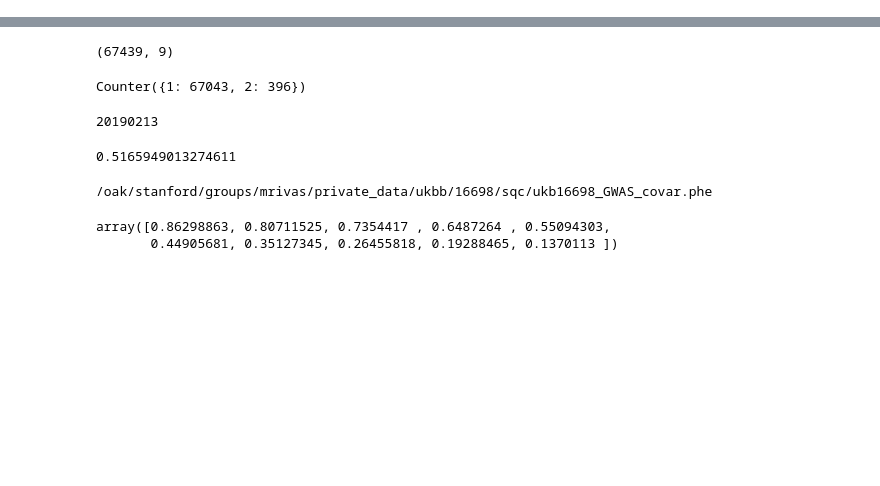
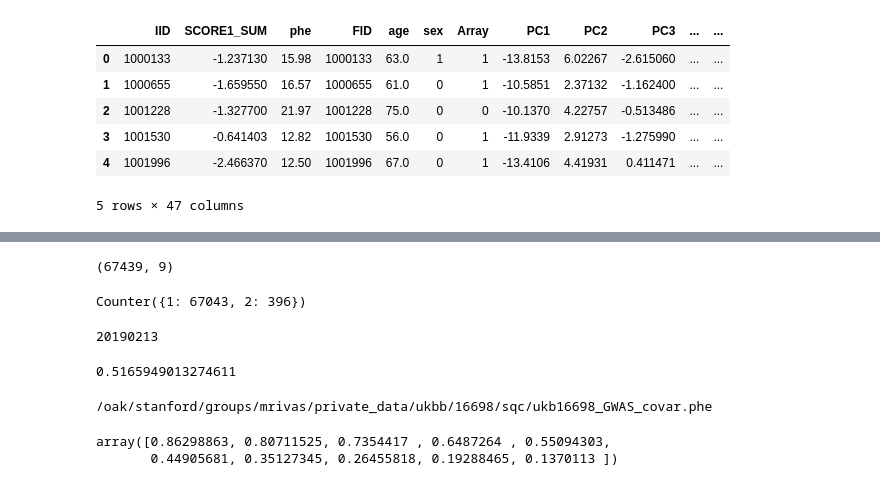
Before and after one commit to rivas-lab/PRS, a Jupyter notebook: notebook/r2computation.ipynb, the cells around one changed output, grey strips where cells are left out. Drawn from its saved outputs; the diff is of its cells as text; code cells hidden in the pictures; blank space fills up the shorter version.

```diff
--- a/notebook/r2computation.ipynb
+++ b/notebook/r2computation.ipynb
@@ -26,35 +26,3 @@ import argparse, os
 
 if __name__ == "__main__":
     main()
-# %%
-def read_seed(seed_file):
-    with open(seed_file) as f:
-        s = int(f.read().splitlines()[0])
-    return s
-
-
-def read_data(in_score, phe, covar_phe, keep=None):
-    df = pd.read_csv(
-        in_score, sep='\t', usecols=[1,4]
-    ).merge(
-        pd.read_csv(
-            phe, sep='\t', usecols=[1,2], names=['IID', 'phe']
-        ),
-        on='IID'
-    ).merge(
-        pd.read_csv(
-            covar_phe, sep='\t', usecols=[1,2,3,5,6,7,8]
-        ),
-        on='IID'
-    )
-    df_non_missing=df[df['phe'] != 9]
-    if keep is None:
-        return df_non_missing
-    else:
-        return df_non_missing.merge(
-            pd.read_csv(
-                keep, sep='\t', usecols=[0], names=['IID']
-            ),
-            on='IID',
-            how='inner'
-        )
@@ -60,0 +154,10 @@ def read_data(in_score, phe, covar_phe, keep=None):
+# %%
+df.head()
+# %% [output]
+|  | IID | SCORE1_SUM | phe | FID | age | sex | Array | PC1 | PC2 | PC3 | ... | ... |
+| 0 | 1000133 | -1.237130 | 15.98 | 1000133 | 63.0 | 1 | 1 | -13.8153 | 6.02267 | -2.615060 | ... | ... |
+| 1 | 1000655 | -1.659550 | 16.57 | 1000655 | 61.0 | 0 | 1 | -10.5851 | 2.37132 | -1.162400 | ... | ... |
+| 2 | 1001228 | -1.327700 | 21.97 | 1001228 | 75.0 | 0 | 0 | -10.1370 | 4.22757 | -0.513486 | ... | ... |
+| 3 | 1001530 | -0.641403 | 12.82 | 1001530 | 56.0 | 0 | 1 | -11.9339 | 2.91273 | -1.275990 | ... | ... |
+| 4 | 1001996 | -2.466370 | 12.50 | 1001996 | 67.0 | 0 | 1 | -13.4106 | 4.41931 | 0.411471 | ... | ... |
+5 rows × 47 columns
```
Also changed, not shown: parts of 40 cells of this notebook, 8 other files.
